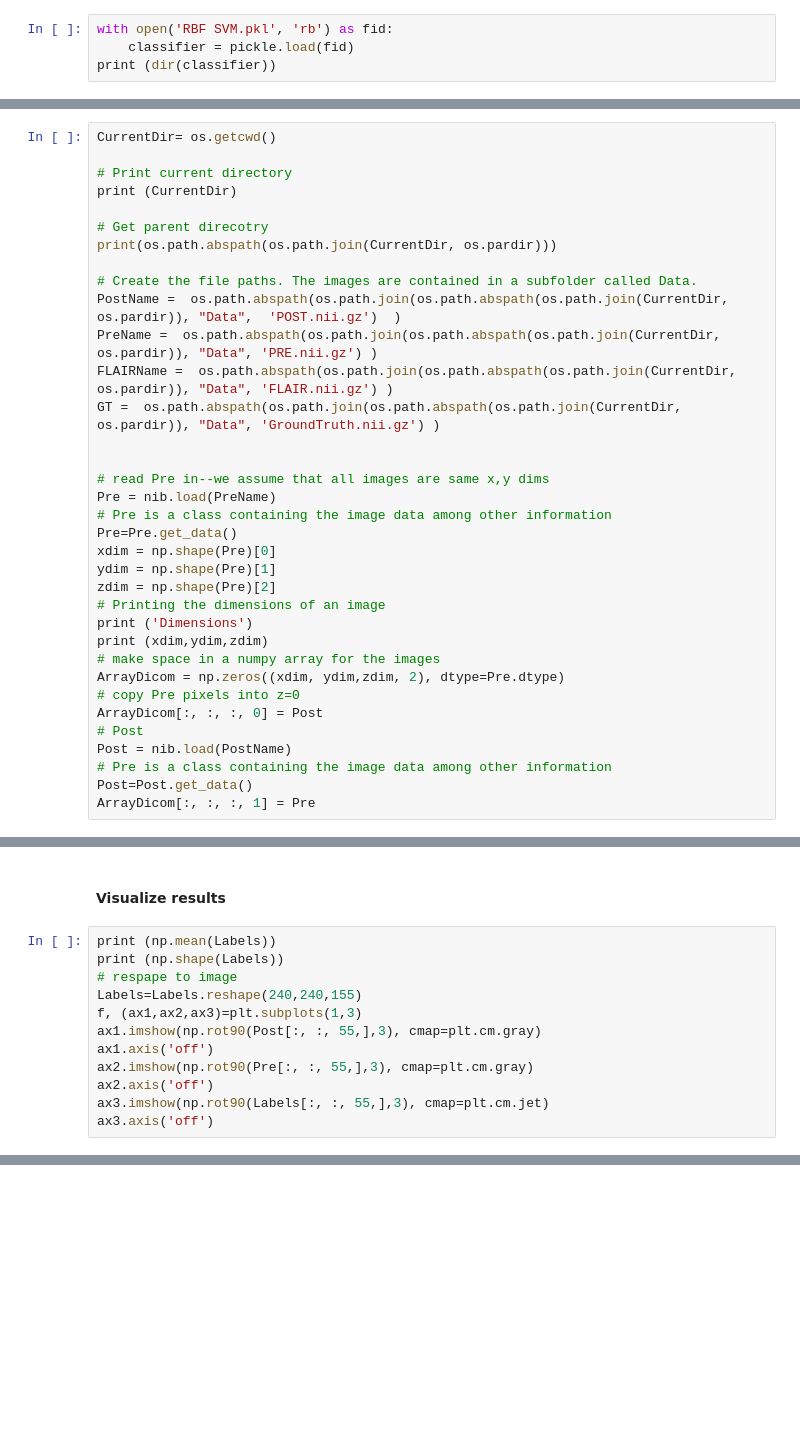
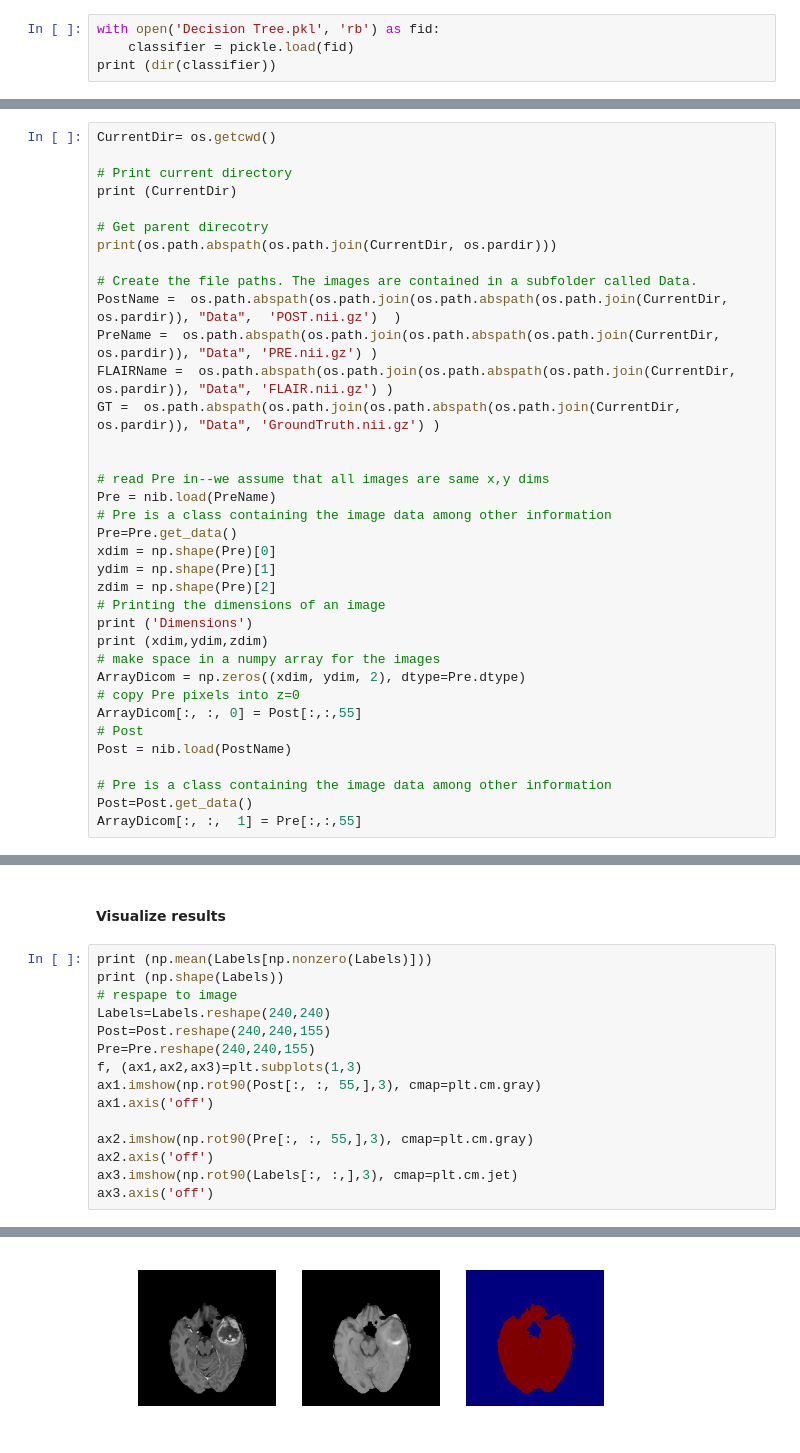
Before and after one commit to slowvak/MachineLearningForMedicalImages, a Jupyter notebook: notebooks/Module 6.ipynb, the cells around one changed output, grey strips where cells are left out. Drawn from its saved outputs; the diff is of its cells as text; blank space fills up the shorter version.

```diff
--- a/notebooks/Module 6.ipynb
+++ b/notebooks/Module 6.ipynb
@@ -23,7 +23,7 @@ import nibabel as nib
         with open('my_dumped_classifier.pkl', 'rb') as fid:
         gnb_loaded = cPickle.load(fid)
 # %%
-with open('RBF SVM.pkl', 'rb') as fid:
+with open('Decision Tree.pkl', 'rb') as fid:
     classifier = pickle.load(fid)
 print (dir(classifier))
 # %% [output]
@@ -57,14 +57,15 @@ zdim = np.shape(Pre)[2]
 print ('Dimensions')
 print (xdim,ydim,zdim)
 # make space in a numpy array for the images
-ArrayDicom = np.zeros((xdim, ydim,zdim, 2), dtype=Pre.dtype)
+ArrayDicom = np.zeros((xdim, ydim, 2), dtype=Pre.dtype)
 # copy Pre pixels into z=0
-ArrayDicom[:, :, :, 0] = Post
+ArrayDicom[:, :, 0] = Post[:,:,55]
 # Post
 Post = nib.load(PostName)
+
 # Pre is a class containing the image data among other information
 Post=Post.get_data()
-ArrayDicom[:, :, :, 1] = Pre
+ArrayDicom[:, :,  1] = Pre[:,:,55]
 # %% [output]
 /home/pan0s/Dropbox/MachineLearningForMedicalImages/notebooks
 /home/pan0s/Dropbox/MachineLearningForMedicalImages
@@ -93,14 +97,18 @@ Labels=classifier.predict(ArrayDicom)
 # %% [markdown]
 #### Visualize results
 # %%
-print (np.mean(Labels))
+print (np.mean(Labels[np.nonzero(Labels)]))
 print (np.shape(Labels))
 # respape to image
-Labels=Labels.reshape(240,240,155)
+Labels=Labels.reshape(240,240)
+Post=Post.reshape(240,240,155)
+Pre=Pre.reshape(240,240,155)
 f, (ax1,ax2,ax3)=plt.subplots(1,3)
 ax1.imshow(np.rot90(Post[:, :, 55,],3), cmap=plt.cm.gray)
 ax1.axis('off')
+
 ax2.imshow(np.rot90(Pre[:, :, 55,],3), cmap=plt.cm.gray)
 ax2.axis('off')
-ax3.imshow(np.rot90(Labels[:, :, 55,],3), cmap=plt.cm.jet)
+ax3.imshow(np.rot90(Labels[:, :,],3), cmap=plt.cm.jet)
 ax3.axis('off')
+# %% [output]
@@ -106,0 +118 @@ ax3.axis('off')
+[figure, added]
```
Also changed, not shown: parts of 5 cells of this notebook, 5 other files.
